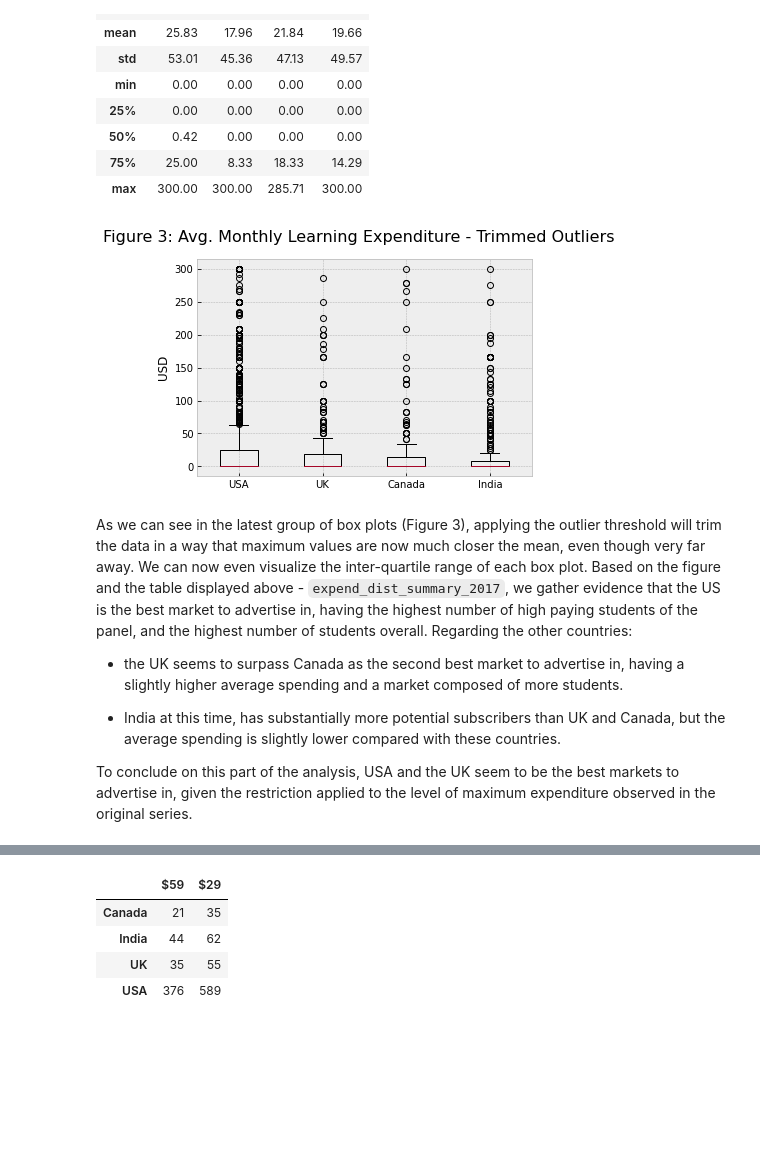
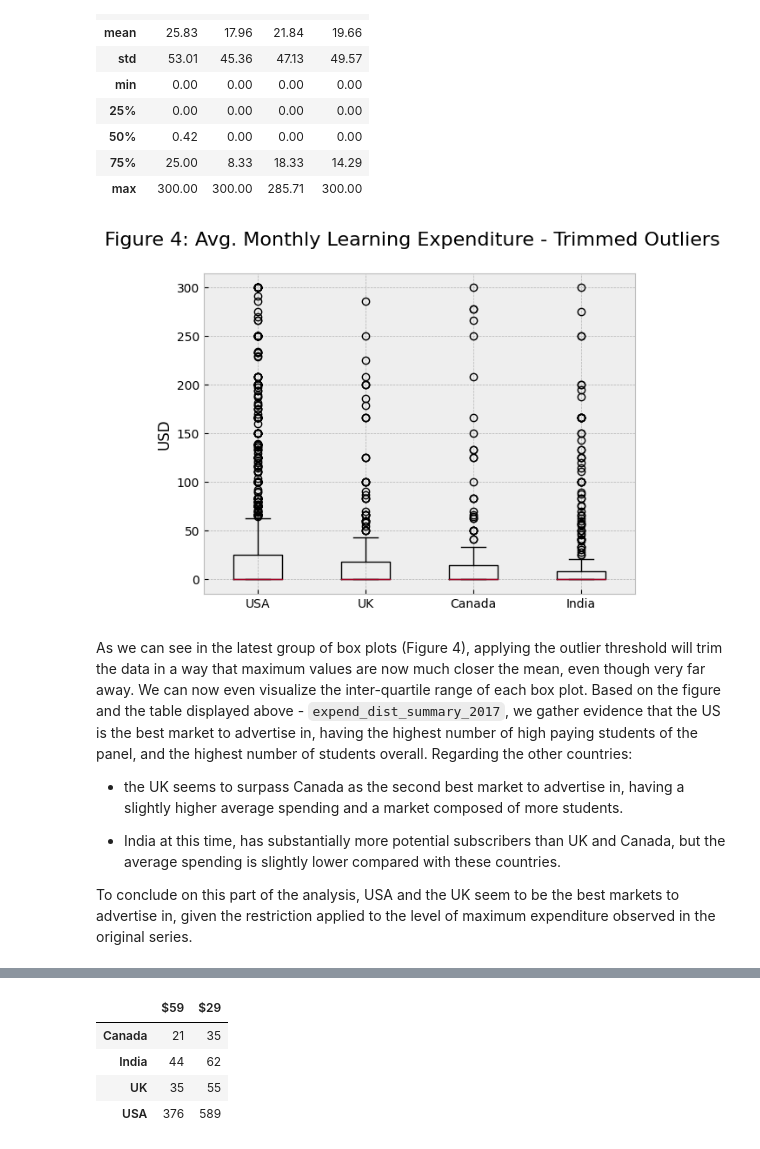
Before and after one commit to P-Roq/data_analysis_projects, a Jupyter notebook: p12 - E-learning For Web And Mobile Developers - Finding The Best Markets To Advertise In/p12_e_learning_for_web_and_mobile_developers_finding_the_best_markets_to_advertise_in.ipynb, the cells around one changed output, grey strips where cells are left out. Cells and saved outputs as stored; diff of their text form; code cells hidden in the pictures; blank space fills up the shorter version.

```diff
--- a/p12 - E-learning For Web And Mobile Developers - Finding The Best Markets To Advertise In/p12_e_learning_for_web_and_mobile_developers_finding_the_best_markets_to_advertise_in.ipynb
+++ b/p12 - E-learning For Web And Mobile Developers - Finding The Best Markets To Advertise In/p12_e_learning_for_web_and_mobile_developers_finding_the_best_markets_to_advertise_in.ipynb
@@ -436,28 +476,28 @@ expend_dist_summary_2017
 # %%
 fig, ax = plt.subplots()
 
 plt.style.use('bmh')
 
 
 fig.suptitle(
-    'Figure 3: Avg. Monthly Learning Expenditure - Trimmed Outliers',
+    'Figure 4: Avg. Monthly Learning Expenditure - Trimmed Outliers',
     fontsize=16
 )
 
 ax.boxplot(
     [usa_expend_trimmed, uk_expend_trimmed, canada_expend_trimmed, india_expend_trimmed],
     labels=['USA', 'UK', 'Canada', 'India']
 )
 
 
 ax.set_ylabel('USD')
 
 
 plt.show()
 # %% [output]
-[figure, old version]
+[figure, new version]
 # %% [markdown]
-As we can see in the latest group of box plots (Figure 3), applying the outlier threshold will trim the data in a way that maximum values are now much closer the mean, even though very far away. We can now even visualize the inter-quartile range of each box plot. Based on the figure and the table displayed above - `expend_dist_summary_2017`, we gather evidence that the US is the best market to advertise in, having the highest number of high paying students of the panel, and the highest number of students overall. Regarding the other countries:
+As we can see in the latest group of box plots (Figure 4), applying the outlier threshold will trim the data in a way that maximum values are now much closer the mean, even though very far away. We can now even visualize the inter-quartile range of each box plot. Based on the figure and the table displayed above - `expend_dist_summary_2017`, we gather evidence that the US is the best market to advertise in, having the highest number of high paying students of the panel, and the highest number of students overall. Regarding the other countries:
 
 - the UK seems to surpass Canada as the second best market to advertise in, having a slightly higher average spending and a market composed of more students.
 
```
Also changed, not shown: parts of 38 cells of this notebook.
